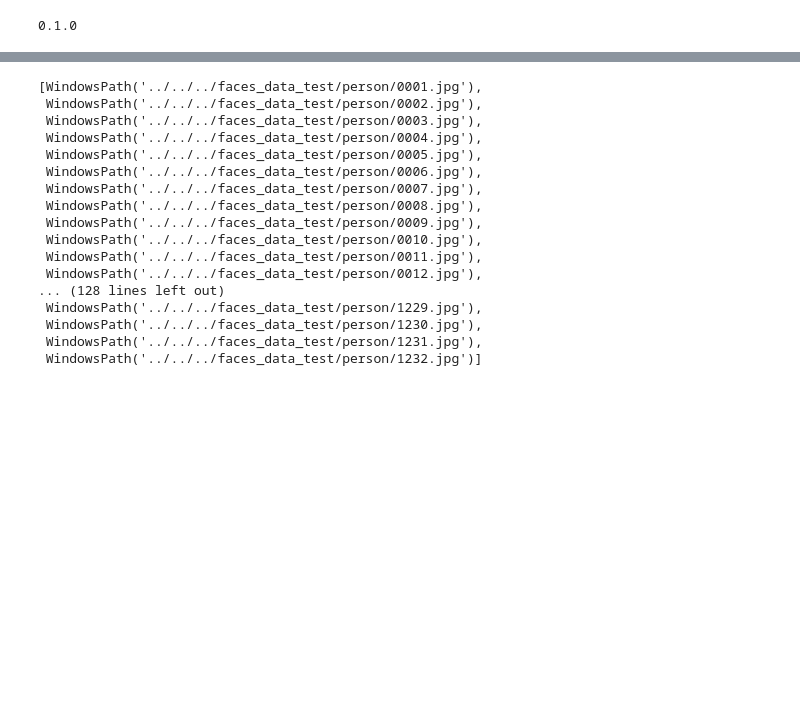
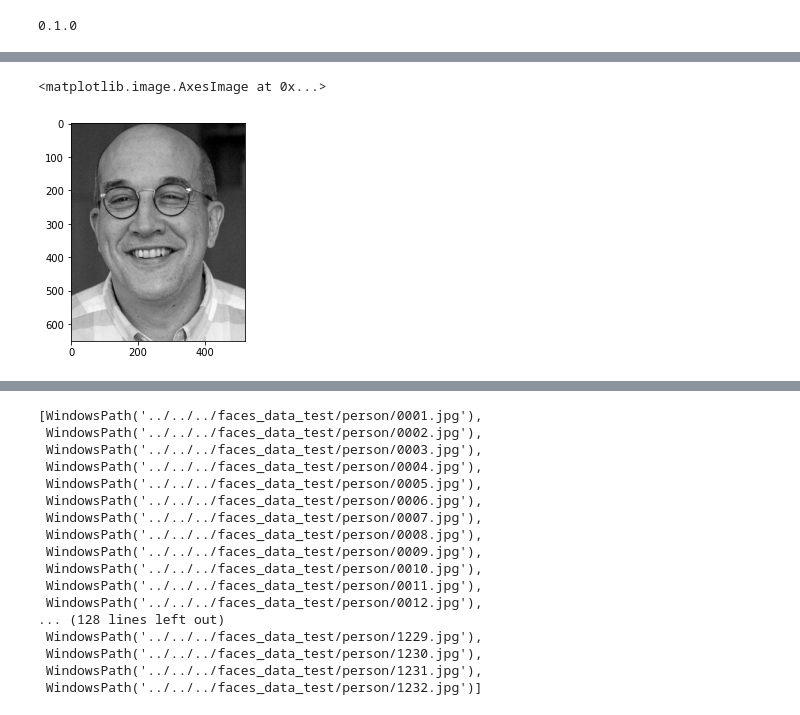
Before and after one commit to AlexGerry/Face_good_vs_bad, a Jupyter notebook: src/Face_recognition/face_recognition.ipynb, the cells around one changed output, grey strips where cells are left out. Cells and saved outputs as stored; diff of their text form; code cells hidden in the pictures; blank space fills up the shorter version.

Commit message:
fixed face recognition

```diff
--- a/src/Face_recognition/face_recognition.ipynb
+++ b/src/Face_recognition/face_recognition.ipynb
@@ -9,3 +9,14 @@ from matplotlib import pyplot
 from matplotlib.patches import Rectangle
 from mtcnn.mtcnn import MTCNN
 from pathlib import Path
+# %%
+detector = MTCNN()
+# %%
+#filename = "../../../faces_data_test/no_faces/Le_Superchicche.jpg"
+filename = "../../../faces_data_test/person/raimondo_schettini.jpg"
+
+pixels = pyplot.imread(filename)
+# detect faces in the image
+faces = detector.detect_faces(pixels)
+for face in faces:
+	print(face)
@@ -11,0 +37,6 @@ from pathlib import Path
+# %%
+[X,Y,W,H] = faces[0]['box']
+pyplot.imshow(pixels)
+# %% [output]
+<matplotlib.image.AxesImage at 0x...>
+[figure, added]
```
Also changed, not shown: parts of 9 cells of this notebook.
